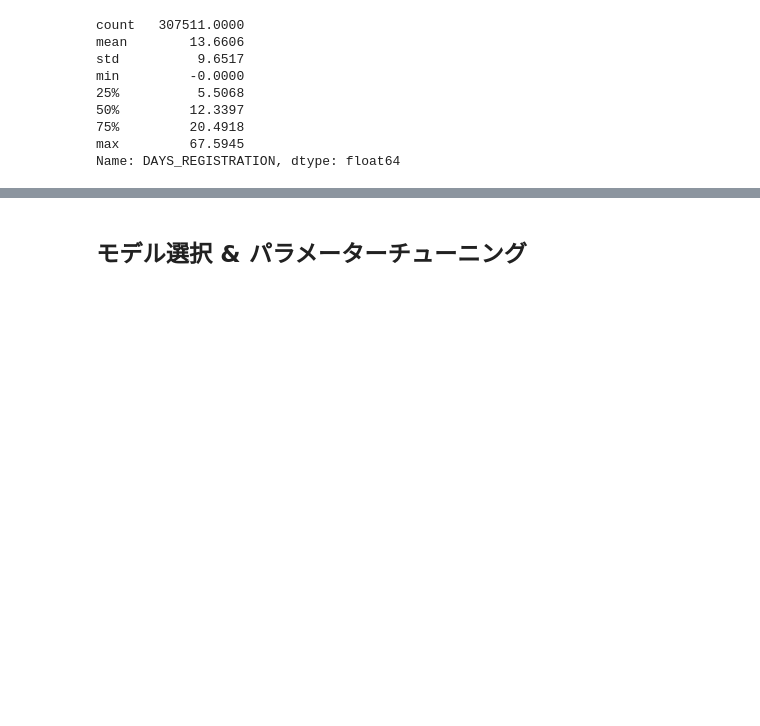
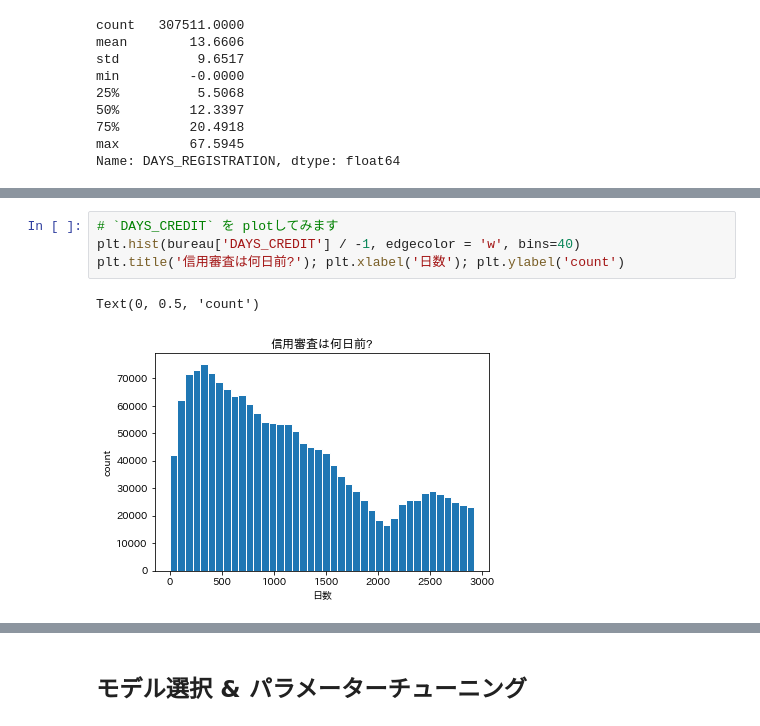
Before and after one commit to idsts2670/kaggle, a Jupyter notebook: home-credit-default-risk/home-credit-default.ipynb, the cells around one changed output, grey strips where cells are left out. Saved outputs shown, nothing was run; the diff lists cells and outputs as text; blank space fills up the shorter version.

```diff
--- a/home-credit-default-risk/home-credit-default.ipynb
+++ b/home-credit-default-risk/home-credit-default.ipynb
@@ -1216,0 +1294,7 @@ Name: DAYS_REGISTRATION, dtype: float64
+# %%
+# `DAYS_CREDIT` を plotしてみます
+plt.hist(bureau['DAYS_CREDIT'] / -1, edgecolor = 'w', bins=40)
+plt.title('信用審査は何日前?'); plt.xlabel('日数'); plt.ylabel('count')
+# %% [output]
+Text(0, 0.5, 'count')
+[figure, added]
```
Also changed, not shown: parts of 43 cells of this notebook.
